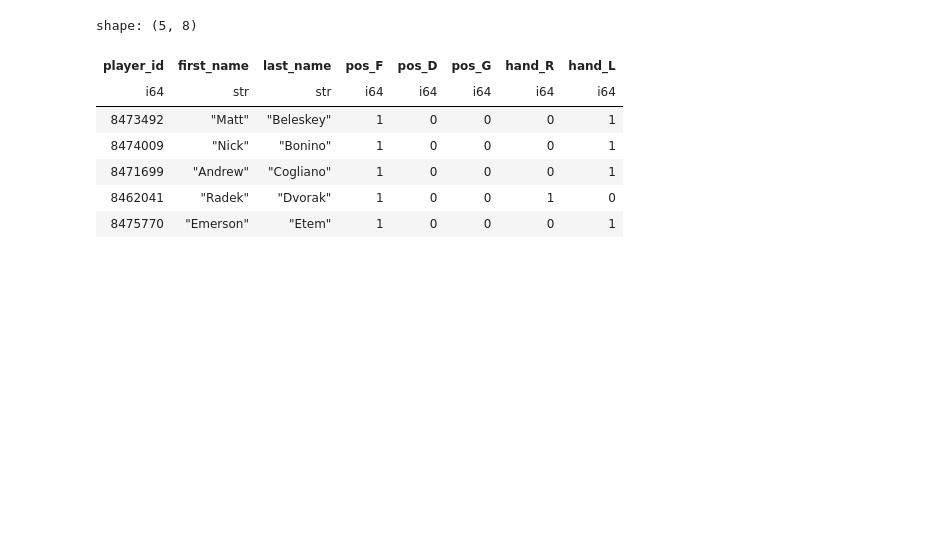
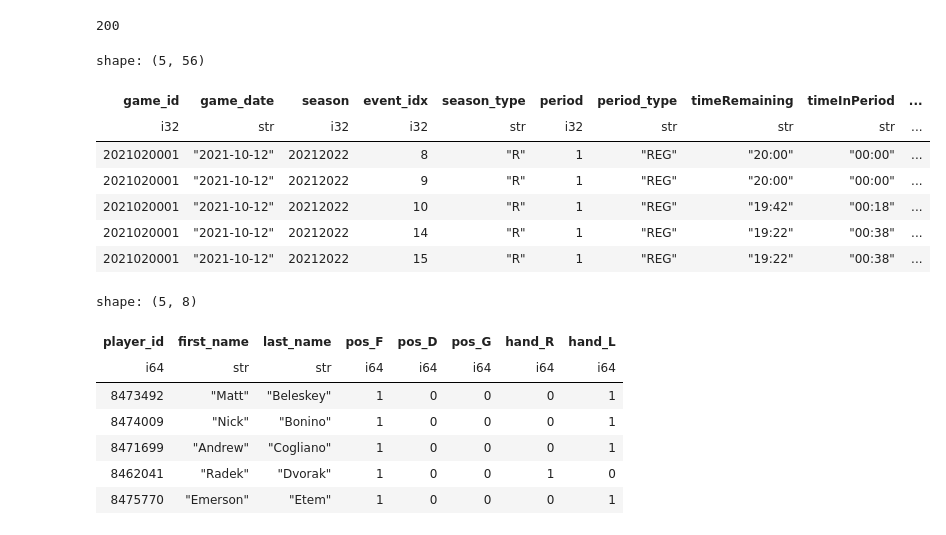
Before and after one commit to twinfield10/NHL-xG-Model, a Jupyter notebook: code/Shift Data.ipynb, the cells around one changed output. Saved outputs shown, nothing was run; the diff lists cells and outputs as text; code cells hidden in the pictures; blank space fills up the shorter version.

```diff
--- a/code/Shift Data.ipynb
+++ b/code/Shift Data.ipynb
@@ -29,2 +59,15 @@ PBP_RAW = pl.read_parquet(model_path).filter(pl.col('season_type').is_in(['R', '
+# %%
+print(len(PBP_SLIM['game_id'].unique()))
+PBP_SLIM.head()
+# %% [output]
+200
+shape: (5, 56)
+| game_id | game_date | season | event_idx | season_type | period | period_type | timeRemaining | timeInPeriod | ... |
+| i32 | str | i32 | i32 | str | i32 | str | str | str | ... |
+| 2021020001 | "2021-10-12" | 20212022 | 8 | "R" | 1 | "REG" | "20:00" | "00:00" | ... |
+| 2021020001 | "2021-10-12" | 20212022 | 9 | "R" | 1 | "REG" | "20:00" | "00:00" | ... |
+| 2021020001 | "2021-10-12" | 20212022 | 10 | "R" | 1 | "REG" | "19:42" | "00:18" | ... |
+| 2021020001 | "2021-10-12" | 20212022 | 14 | "R" | 1 | "REG" | "19:22" | "00:38" | ... |
+| 2021020001 | "2021-10-12" | 20212022 | 15 | "R" | 1 | "REG" | "19:22" | "00:38" | ... |
 # %%
 # Path
```
Also changed, not shown: parts of 31 cells of this notebook, 2 other files.
